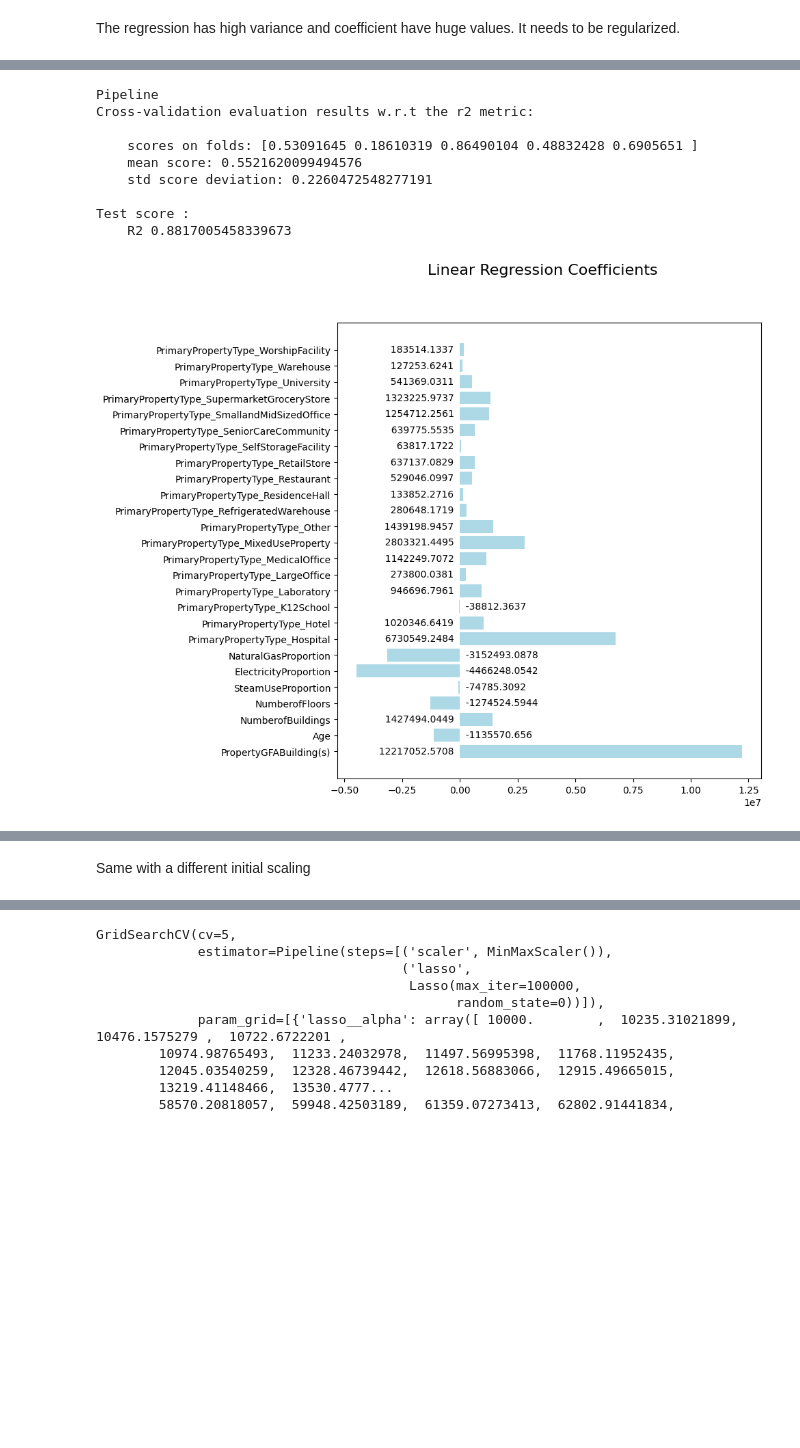
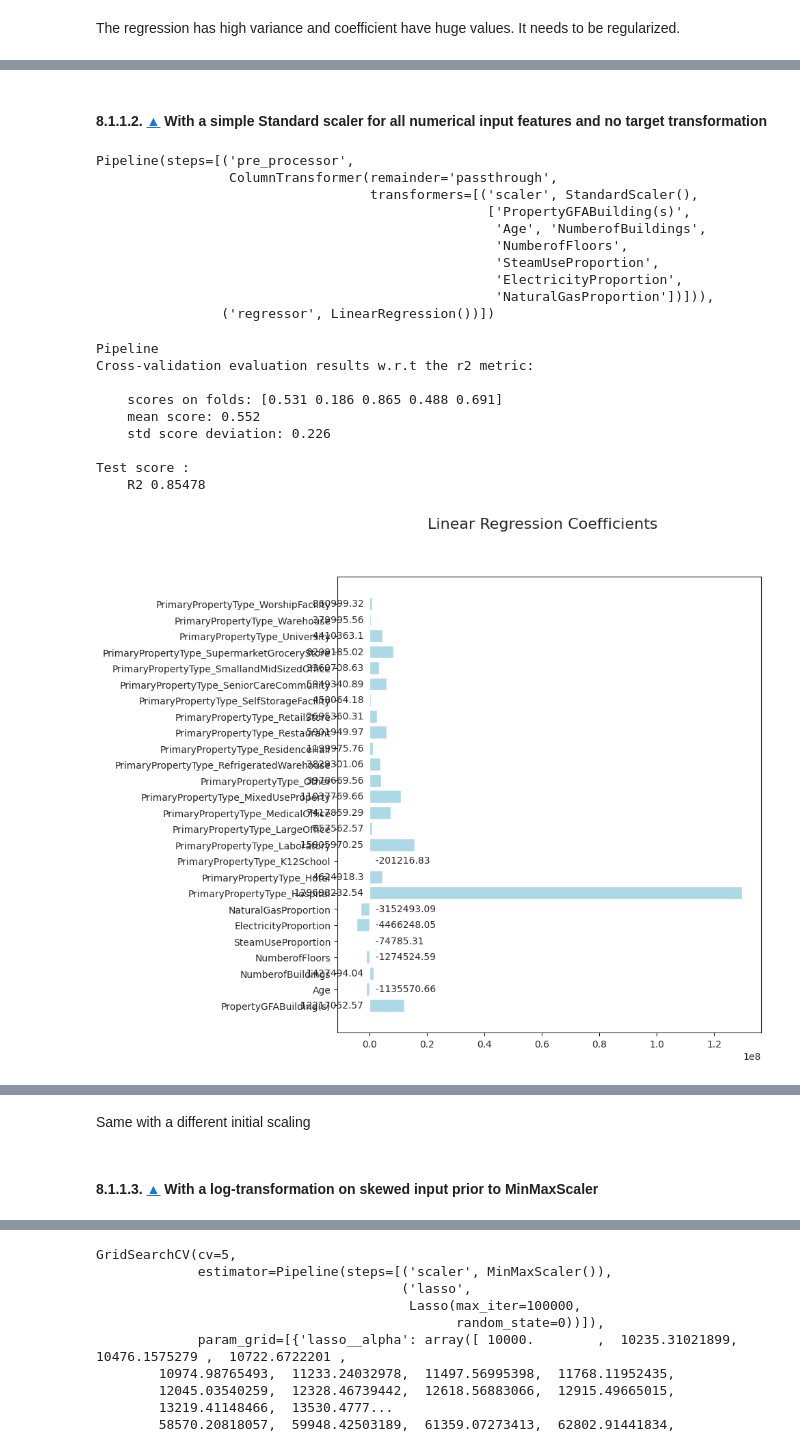
Before and after one commit to JulienfLeBoucher/OC_environmental_predictions, a Jupyter notebook: total_energy_predictions.ipynb, the cells around one changed output, grey strips where cells are left out. Saved outputs shown, nothing was run; the diff lists cells and outputs as text; code cells hidden in the pictures; blank space fills up the shorter version.

```diff
--- a/total_energy_predictions.ipynb
+++ b/total_energy_predictions.ipynb
@@ -295,23 +379,23 @@ min      5.713320e+04
 max      8.739237e+08
 Name: SiteEnergyUse(kBtu), dtype: float64
 # %%
-y = np.array(y).reshape(-1, 1)
+y_reshape = np.array(y).reshape(-1, 1)
 
 # Transform target to match a normal distribution
 qtn = QuantileTransformer(
     n_quantiles=100, output_distribution="normal", random_state=0
 )
-y_n = qtn.fit_transform(y)
+y_n = qtn.fit_transform(y_reshape)
 
 # Transform target to match a uniform distribution
 qtu = QuantileTransformer(
     n_quantiles=100, output_distribution="uniform", random_state=0
 )
-y_u = qtu.fit_transform(y)
+y_u = qtu.fit_transform(y_reshape)
 
 # Transform target applying a log_transformer
 log_transformer = FunctionTransformer(func=np.log1p, inverse_func=np.expm1)
-y_log = log_transformer.fit_transform(y)
+y_log = log_transformer.fit_transform(y_reshape)
 
 
 ### Plots
@@ -457,0 +572,16 @@ Cross-validation evaluation results w.r.t the r2 metrics:
+# %%
+# Define the evaluation metric
+metric = metrics.loc['R2']
+
+pipe = Pipeline(
+    [
+        ("pre_processor", min_max_pre_processor),
+        ("regressor", LinearRegression()),
+    ]
+)
+display(pipe)
+
+_ = ds.CV_evaluation(
+    pipe, X_train, y_train, k=5,
+    scoring=metric.scoring_alias, seed=0
+)
@@ -476,27 +617,40 @@ metrics.loc['R2'].scoring_alias
+# %% [markdown]
+#### 8.1.1.2.  [&#9650;](#toc0_) <a id='toc8_1_1_2_'></a>With a simple Standard scaler for all numerical input features  and no target transformation
 # %%
-pipe2 = Pipeline(
+pipe = Pipeline(
     [
-        ("scaler", StandardScaler()),
-        ("linreg", LinearRegression())
+        ("pre_processor", standard_pre_processor),
+        ("regressor", LinearRegression()),
     ]
 )
+display(pipe)
 
 ds.CV_evaluation(
-    pipe2, X_train, y_train, scoring='r2', seed=0
+    pipe, X_train, y_train, scoring=metric.scoring_alias, seed=0
 )
 
-pipe2.fit(X_train, y_train)
+pipe.fit(X_train, y_train)
 print("\nTest score :")
-ds.score(pipe2, X_test, y_test)
-ds.linearRegressionSummary(pipe2["linreg"], X.columns)
+ds.score(pipe, metric, X_test, y_test)
+ds.linearRegressionSummary(pipe["regressor"], X.columns)
 # %% [output]
-Pipeline
-Cross-validation evaluation results w.r.t the r2 metric:
-
-    scores on folds: [0.53091645 0.18610319 0.86490104 0.48832428 0.6905651 ]
-    mean score: 0.5521620099494576
-    std score deviation: 0.2260472548277191
-
-Test score :
-    R2 0.8817005458339673
+Pipeline(steps=[('pre_processor',
+                 ColumnTransformer(remainder='passthrough',
+                                   transformers=[('scaler', StandardScaler(),
+                                                  ['PropertyGFABuilding(s)',
+                                                   'Age', 'NumberofBuildings',
+                                                   'NumberofFloors',
+                                                   'SteamUseProportion',
+                                                   'ElectricityProportion',
+                                                   'NaturalGasProportion'])])),
+                ('regressor', LinearRegression())])
+Pipeline
+Cross-validation evaluation results w.r.t the r2 metric:
+
+    scores on folds: [0.531 0.186 0.865 0.488 0.691]
+    mean score: 0.552
+    std score deviation: 0.226
+
+Test score :
+    R2 0.85478
-[figure, old version]
+[figure, new version]
@@ -504,2 +657,4 @@ Test score :
 # %% [markdown]
 Same with a different initial scaling
+# %% [markdown]
+#### 8.1.1.3.  [&#9650;](#toc0_) <a id='toc8_1_1_3_'></a>With a log-transformation on skewed input prior to MinMaxScaler
```
Also changed, not shown: parts of 38 cells of this notebook.
